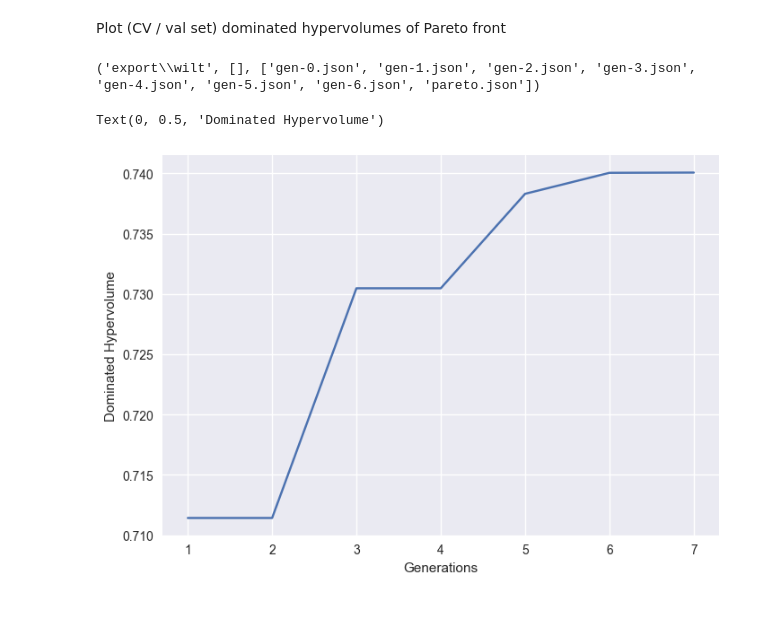
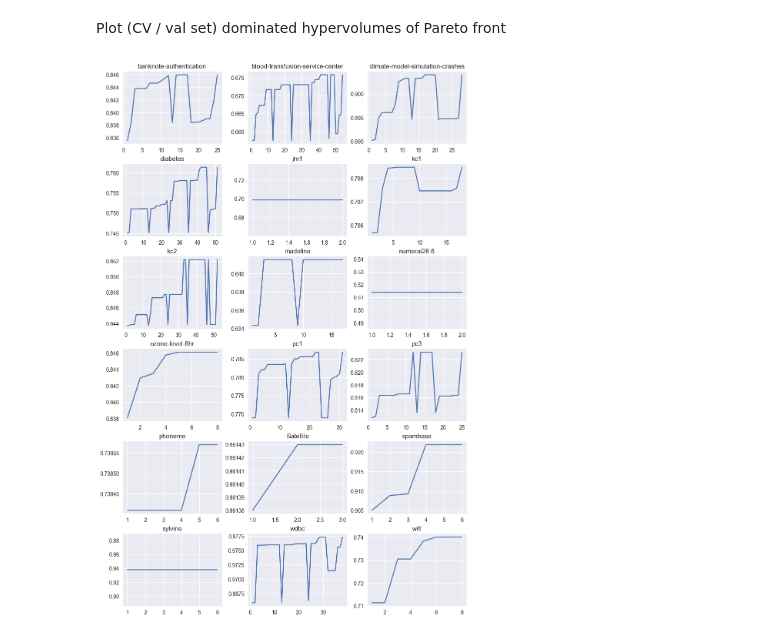
Before and after one commit to simon29st/ws2425-tab-ml, a Jupyter notebook: code/plotting.ipynb, the cells around one changed output. Drawn from its saved outputs; the diff is of its cells as text; code cells hidden in the pictures.

```diff
--- a/code/plotting.ipynb
+++ b/code/plotting.ipynb
@@ -56,24 +70,27 @@ ax1.set_yscale('log')
 # %% [markdown]
 Plot (CV / val set) dominated hypervolumes of Pareto front
-# %%
-print(path)
-
-dhvs = list()
-for file_name in path[2]:
-    if file_name == 'pareto.json':
-        continue
-
-    with open(os.path.join(path[0], file_name)) as file:
-        gen = json.load(file)
-
-    dhvs.append(gen['dhv_val'])
-
-fig1, ax1 = plt.subplots()
-x = range(1, len(dhvs) + 1)
-ax1.plot(x, dhvs)
-ax1.set_xlabel('Generations')
-ax1.set_ylabel('Dominated Hypervolume')
-# %% [output]
-('export\\wilt', [], ['gen-0.json', 'gen-1.json', 'gen-2.json', 'gen-3.json', 'gen-4.json', 'gen-5.json', 'gen-6.json', 'pareto.json'])
-Text(0, 0.5, 'Dominated Hypervolume')
-[figure, removed]
+# %%
+fig2, axs2 = plt.subplots(nrows=nrows, ncols=ncols)
+for i, path in enumerate(paths):
+
+    row = round(i // ncols)
+    col = round(i % ncols)
+
+    dhvs = list()
+    for file_name in path[2]:
+        with open(os.path.join(path[0], file_name)) as file:
+            file_content = json.load(file)
+
+        dhv = file_content['dhv_val']  # both gen-*.json and pareto.json files have this field
+        dhvs.append(dhv)
+
+    x = range(1, len(dhvs) + 1)
+    axs2[row][col].plot(x, dhvs)
+    #axs2[row][col].set_xlabel('Generations')
+    #axs2[row][col].set_ylabel('Dominated Hypervolume')
+    axs2[row][col].set_title(path[0].split('\\')[1])
+
+fig2.set_size_inches(6.4*ncols/2, 4.8*nrows/2)  # default is 6.4, 4.8, cf. https://matplotlib.org/stable/api/_as_gen/matplotlib.pyplot.figure.html
+fig2.set_layout_engine('compressed')
+# %% [output]
+[figure, added]
```
Also changed, not shown: parts of 2 cells of this notebook.
